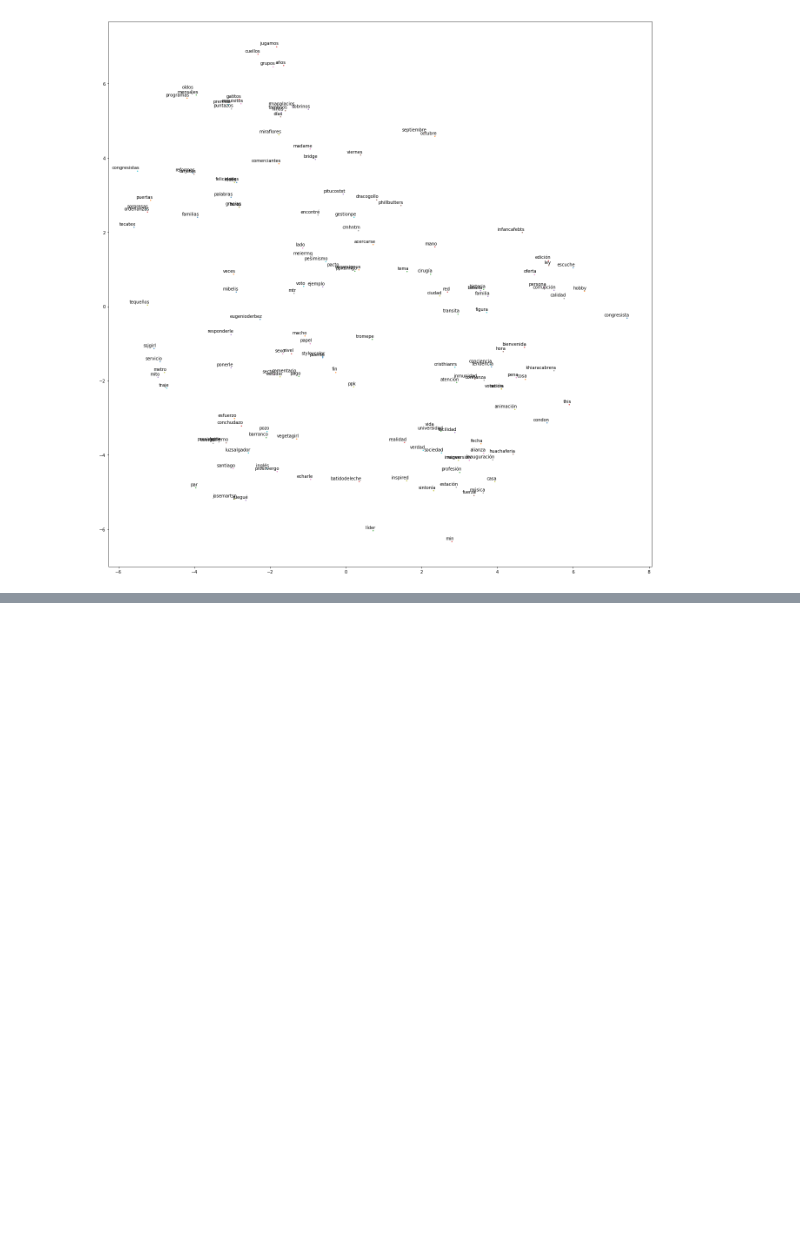
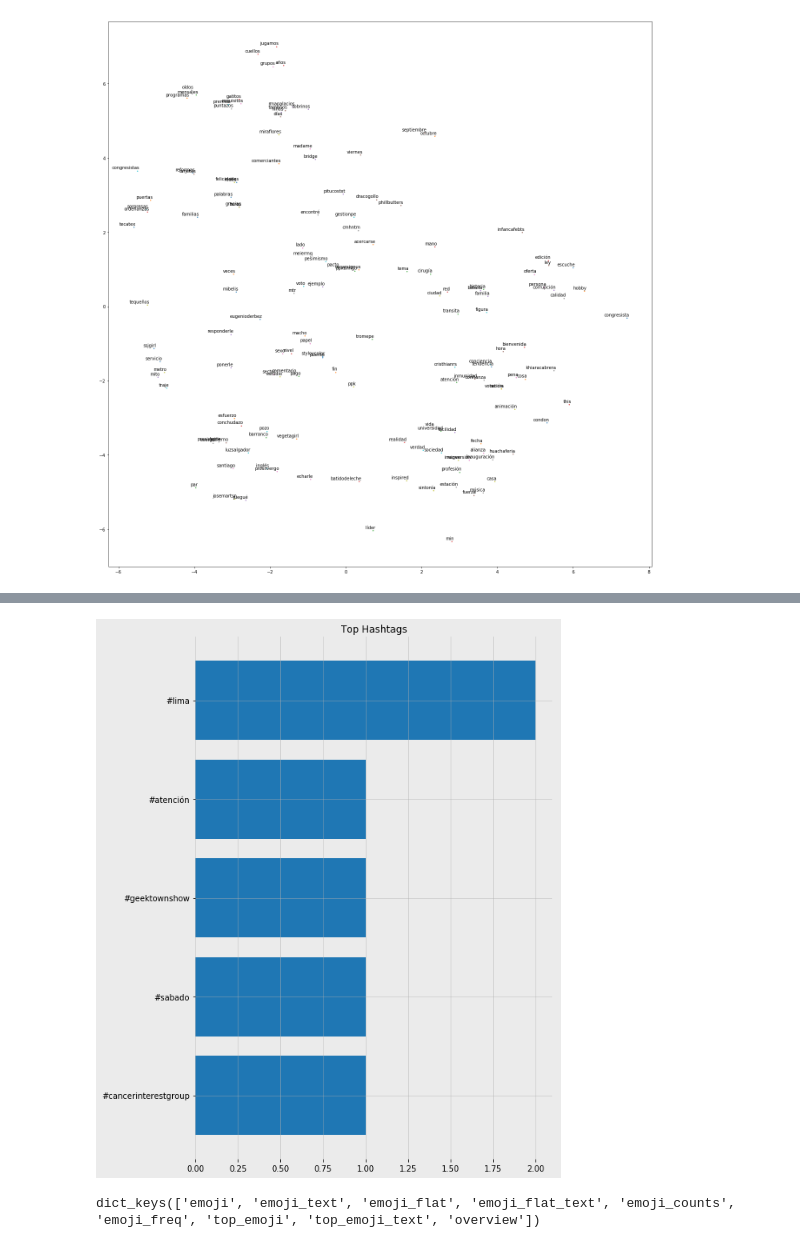
Before and after one commit to romellfudi/LimaTweets_NLP_TFIDF, a Jupyter notebook: Notebook.ipynb, the cells around one changed output, grey strips where cells are left out. Saved outputs shown, nothing was run; the diff lists cells and outputs as text; code cells hidden in the pictures; blank space fills up the shorter version.

```diff
--- a/Notebook.ipynb
+++ b/Notebook.ipynb
@@ -547,0 +625,15 @@ plot_with_labels(low_dim_embedding, [word.text for word in nouns])
+# %%
+plt.figure(facecolor='#ebebeb', figsize=(8, 12))
+plt.barh([x[0] for x in hashtag_summary['top_hashtags'][2:][:5]][::-1],
+         [x[1] for x in hashtag_summary['top_hashtags'][2:][:5]][::-1])
+plt.title('Top Hashtags')
+# plt.xticks(range(3))
+plt.grid(alpha=0.5)
+plt.gca().set_frame_on(False)
+# %% [output]
+[figure, added]
+# %%
+emoji_summary = adv.extract_emoji(tweets_df['Tweets'])
+emoji_summary.keys()
+# %% [output]
+dict_keys(['emoji', 'emoji_text', 'emoji_flat', 'emoji_flat_text', 'emoji_counts', 'emoji_freq', 'top_emoji', 'top_emoji_text', 'overview'])
```
Also changed, not shown: parts of 39 cells of this notebook, 2 other files.
